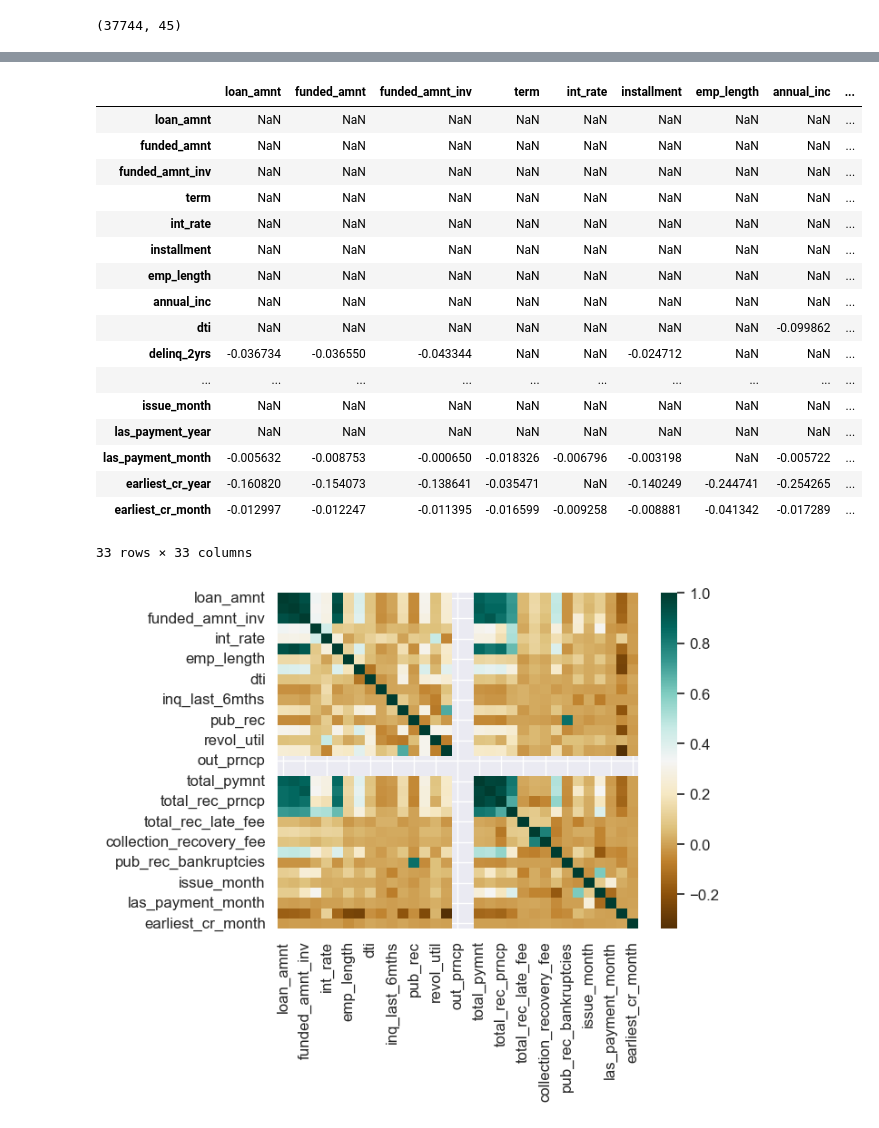
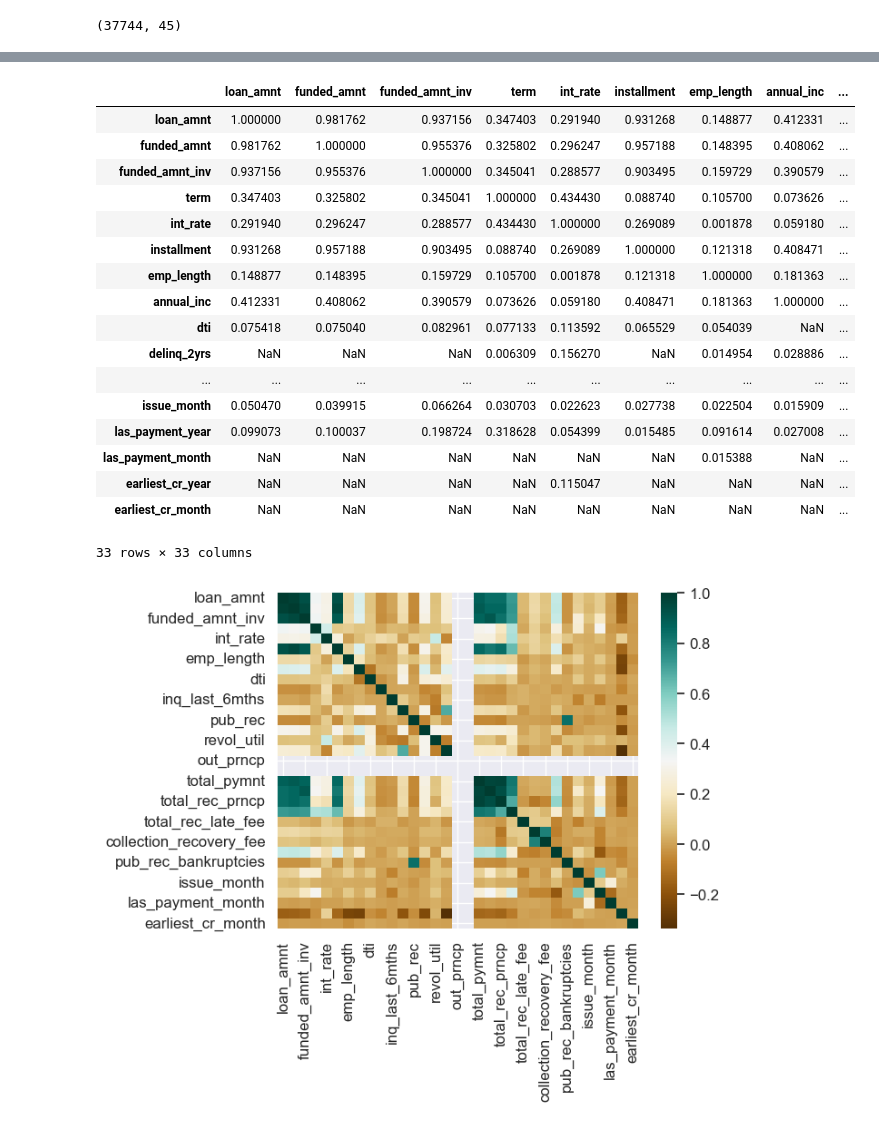
Before and after one commit to MT2012039/Lending_Club_Case_Study, a Jupyter notebook: Debargha_Chandrika.ipynb, the cells around one changed output, grey strips where cells are left out. Saved outputs shown, nothing was run; the diff lists cells and outputs as text; code cells hidden in the pictures.

```diff
--- a/Debargha_Chandrika.ipynb
+++ b/Debargha_Chandrika.ipynb
@@ -810,32 +810,26 @@ plt.show()
 # %%
 corr = ldf.corr(numeric_only=True)
-high_positive_corr = corr[corr > 0.5]
+high_positive_corr = corr[corr > 0]
 high_positive_corr
 
 ##High positive correlation between loan amount and funded amount and total amount
 ## High positive correlation between recoveryand collection recovery fee
-
-negative_corr = corr[corr < 0]
-negative_corr
-
-##dti has negative correlation with annual income, with increasein annual income dti descreases and vice versa
-##pub_rec_bankruptcies has negative correlation with annual income
 # %% [output]
 |  | loan_amnt | funded_amnt | funded_amnt_inv | term | int_rate | installment | emp_length | annual_inc | ... |
-| loan_amnt | NaN | NaN | NaN | NaN | NaN | NaN | NaN | NaN | ... |
-| funded_amnt | NaN | NaN | NaN | NaN | NaN | NaN | NaN | NaN | ... |
-| funded_amnt_inv | NaN | NaN | NaN | NaN | NaN | NaN | NaN | NaN | ... |
-| term | NaN | NaN | NaN | NaN | NaN | NaN | NaN | NaN | ... |
-| int_rate | NaN | NaN | NaN | NaN | NaN | NaN | NaN | NaN | ... |
-| installment | NaN | NaN | NaN | NaN | NaN | NaN | NaN | NaN | ... |
-| emp_length | NaN | NaN | NaN | NaN | NaN | NaN | NaN | NaN | ... |
-| annual_inc | NaN | NaN | NaN | NaN | NaN | NaN | NaN | NaN | ... |
-| dti | NaN | NaN | NaN | NaN | NaN | NaN | NaN | -0.099862 | ... |
-| delinq_2yrs | -0.036734 | -0.036550 | -0.043344 | NaN | NaN | -0.024712 | NaN | NaN | ... |
+| loan_amnt | 1.000000 | 0.981762 | 0.937156 | 0.347403 | 0.291940 | 0.931268 | 0.148877 | 0.412331 | ... |
+| funded_amnt | 0.981762 | 1.000000 | 0.955376 | 0.325802 | 0.296247 | 0.957188 | 0.148395 | 0.408062 | ... |
+| funded_amnt_inv | 0.937156 | 0.955376 | 1.000000 | 0.345041 | 0.288577 | 0.903495 | 0.159729 | 0.390579 | ... |
+| term | 0.347403 | 0.325802 | 0.345041 | 1.000000 | 0.434430 | 0.088740 | 0.105700 | 0.073626 | ... |
+| int_rate | 0.291940 | 0.296247 | 0.288577 | 0.434430 | 1.000000 | 0.269089 | 0.001878 | 0.059180 | ... |
+| installment | 0.931268 | 0.957188 | 0.903495 | 0.088740 | 0.269089 | 1.000000 | 0.121318 | 0.408471 | ... |
+| emp_length | 0.148877 | 0.148395 | 0.159729 | 0.105700 | 0.001878 | 0.121318 | 1.000000 | 0.181363 | ... |
+| annual_inc | 0.412331 | 0.408062 | 0.390579 | 0.073626 | 0.059180 | 0.408471 | 0.181363 | 1.000000 | ... |
+| dti | 0.075418 | 0.075040 | 0.082961 | 0.077133 | 0.113592 | 0.065529 | 0.054039 | NaN | ... |
+| delinq_2yrs | NaN | NaN | NaN | 0.006309 | 0.156270 | NaN | 0.014954 | 0.028886 | ... |
 | ... | ... | ... | ... | ... | ... | ... | ... | ... | ... |
-| issue_month | NaN | NaN | NaN | NaN | NaN | NaN | NaN | NaN | ... |
-| las_payment_year | NaN | NaN | NaN | NaN | NaN | NaN | NaN | NaN | ... |
-| las_payment_month | -0.005632 | -0.008753 | -0.000650 | -0.018326 | -0.006796 | -0.003198 | NaN | -0.005722 | ... |
-| earliest_cr_year | -0.160820 | -0.154073 | -0.138641 | -0.035471 | NaN | -0.140249 | -0.244741 | -0.254265 | ... |
-| earliest_cr_month | -0.012997 | -0.012247 | -0.011395 | -0.016599 | -0.009258 | -0.008881 | -0.041342 | -0.017289 | ... |
+| issue_month | 0.050470 | 0.039915 | 0.066264 | 0.030703 | 0.022623 | 0.027738 | 0.022504 | 0.015909 | ... |
+| las_payment_year | 0.099073 | 0.100037 | 0.198724 | 0.318628 | 0.054399 | 0.015485 | 0.091614 | 0.027008 | ... |
+| las_payment_month | NaN | NaN | NaN | NaN | NaN | NaN | 0.015388 | NaN | ... |
+| earliest_cr_year | NaN | NaN | NaN | NaN | 0.115047 | NaN | NaN | NaN | ... |
+| earliest_cr_month | NaN | NaN | NaN | NaN | NaN | NaN | NaN | NaN | ... |
 33 rows × 33 columns
```
Also changed, not shown: parts of 47 cells of this notebook.
